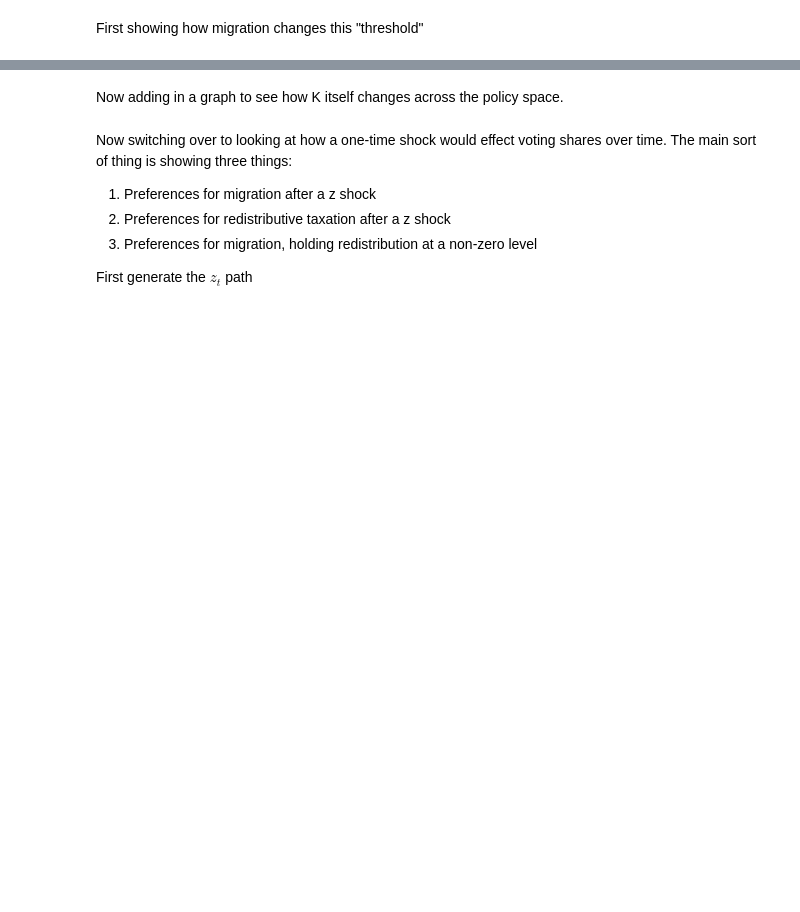
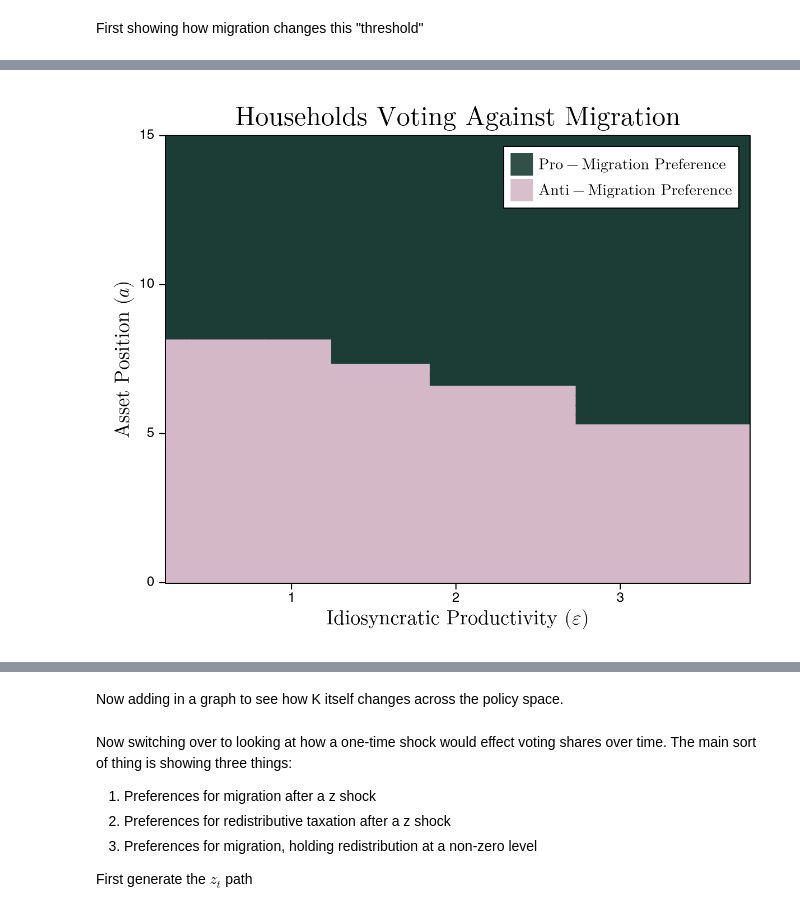
Before and after one commit to unnavav/political-polarization, a Jupyter notebook: p/Graphing-KS.ipynb, the cells around one changed output, grey strips where cells are left out. Drawn from its saved outputs; the diff is of its cells as text; code cells hidden in the pictures; blank space fills up the shorter version.

```diff
--- a/p/Graphing-KS.ipynb
+++ b/p/Graphing-KS.ipynb
@@ -163,0 +168,67 @@ fig
+# %%
+# pick a comparison
+incumbent  = results[(0.08, 0.0)]
+challenger = results[(0.0, 0.0)]
+
+futureKs = futureKs = exp.(incumbent.Kfore[:, 1] .+ incumbent.Kfore[:, 2] .* log.(Kgrid)')
+EV_i = getExpectationKS(futureKs, incumbent.V, params)
+EV_i = we*EV_i[ix,:,:,:] + (1-we)*EV_i[ix+1,:,:,:]
+
+futureKs = exp.(challenger.Kfore[:, 1] .+ challenger.Kfore[:, 2] .* log.(Kgrid)')
+EV_c = getExpectationKS(futureKs, challenger.V, params)
+EV_c = we*EV_c[ix,:,:,:] + (1-we)*EV_c[ix+1,:,:,:]
+
+# welfare difference — collapse TFP dimension by averaging
+mean_TFP = cld(length(zgrid), 2)
+EV_i = EV_i[mean_TFP,:,:]   # (nl, na)
+EV_c = EV_c[mean_TFP,:,:]
+
+diffs = EV_c .- EV_i;   # positive = prefers challenger
+
+# for each labor state, find the asset threshold
+# (highest asset level where household still votes for comp)
+
+nl = length(lgrid); na = length(agrid);
+
+votes = diffs .> 0.0;
+
+votes
+
+set_theme!(
+    fonts = (regular = "Helvetica", bold = "Helvetica Bold"),
+    fontsize = 14,
+    Axis = (
+        titlesize = 24,
+        xlabelsize = 18,
+        ylabelsize = 18,
+        xticklabelsize = 12,
+        yticklabelsize = 12,
+        titlefont = "Helvetica Bold",
+        xlabelfont = "Helvetica",
+        ylabelfont = "Helvetica",
+        xticklabelfont = "Helvetica",
+        yticklabelfont = "Helvetica",
+    )
+)
+
+fig = Figure(size=(600, 500))
+ax = Axis(fig[1,1],
+    xlabel = L"\text{Idiosyncratic Productivity }($\varepsilon$)",
+    ylabel = L"\text{Asset Position }(a)",
+    title = L"\text{Households Voting Against Migration}")
+
+# diffs is (nl, na) — rows are labor states, columns are asset states
+# heatmap expects (x, y, z) where z[i,j] corresponds to x[i], y[j]
+heatmap!(ax, lgrid, agrid[1:60], (diffs[:,1:60] .> 0.0),
+    colormap = [("#1C3D35"), ("#D4B8C7")])
+
+elem1 = PolyElement(color=("#1C3D35", 0.9))
+elem2 = PolyElement(color=("#D4B8C7", 0.9))
+Legend(fig[1,1], [elem1, elem2], [L"\text{Pro-Migration Preference}",  L"\text{Anti-Migration Preference}"],
+       tellwidth=false, tellheight=false,
+       halign=:right, valign=:top, margin=(10,10,10,10))
+
+save("../v/voting_baseline_ks_mig_big_annual.pdf", fig)
+fig
+# %% [output]
+[figure, added]
```
Also changed, not shown: parts of 20 cells of this notebook.
